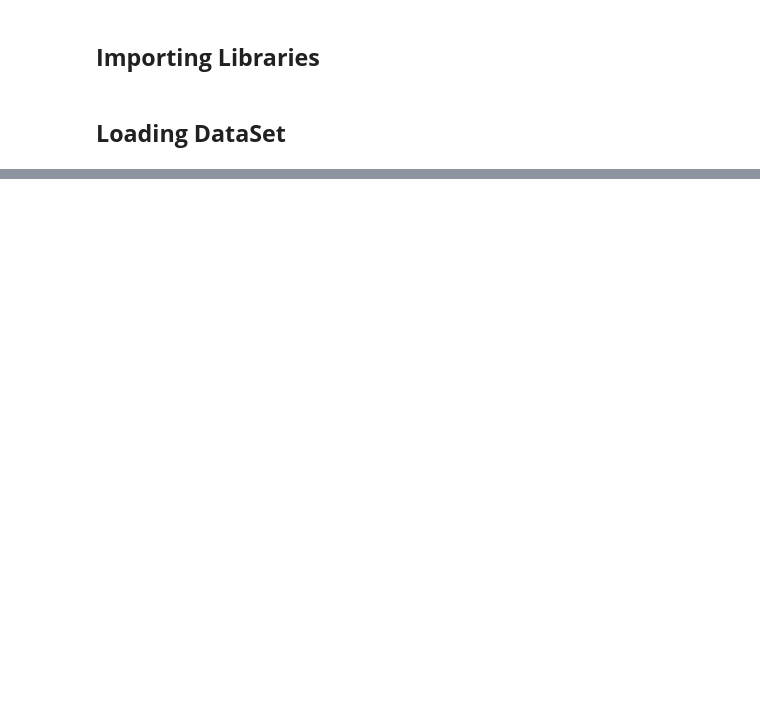
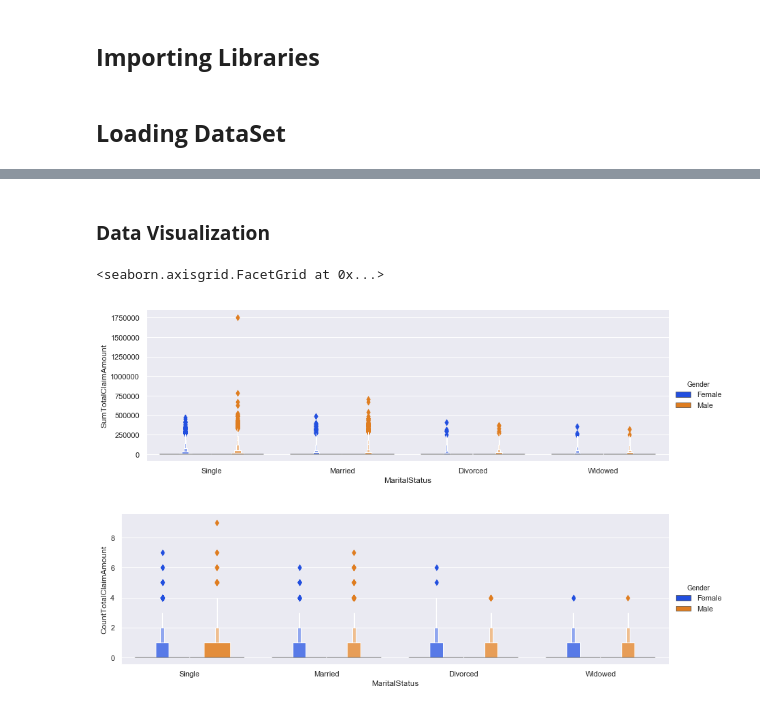
Before and after one commit to Pheelog/Insurance-Claim-Modelling, a Jupyter notebook: Iniubong_EDA.ipynb, the cells around one changed output, grey strips where cells are left out. Saved outputs shown, nothing was run; the diff lists cells and outputs as text; code cells hidden in the pictures; blank space fills up the shorter version.

```diff
--- a/Iniubong_EDA.ipynb
+++ b/Iniubong_EDA.ipynb
@@ -33,0 +232,10 @@ data.head()
+# %% [markdown]
+### **Data Visualization**
+# %%
+sns.catplot(x='MaritalStatus', y='SumTotalClaimAmount', hue='Gender', kind='boxen', data=data, palette='bright', height=4, aspect=3)
+sns.catplot(x='MaritalStatus', y='CountTotalClaimAmount', hue='Gender',kind='boxen', data=data, palette='bright', height=4, aspect=3)
+plt.show()
+# %% [output]
+<seaborn.axisgrid.FacetGrid at 0x...>
+[figure, added]
+[figure, added]
```
Also changed, not shown: parts of 44 cells of this notebook, 1 other file.
